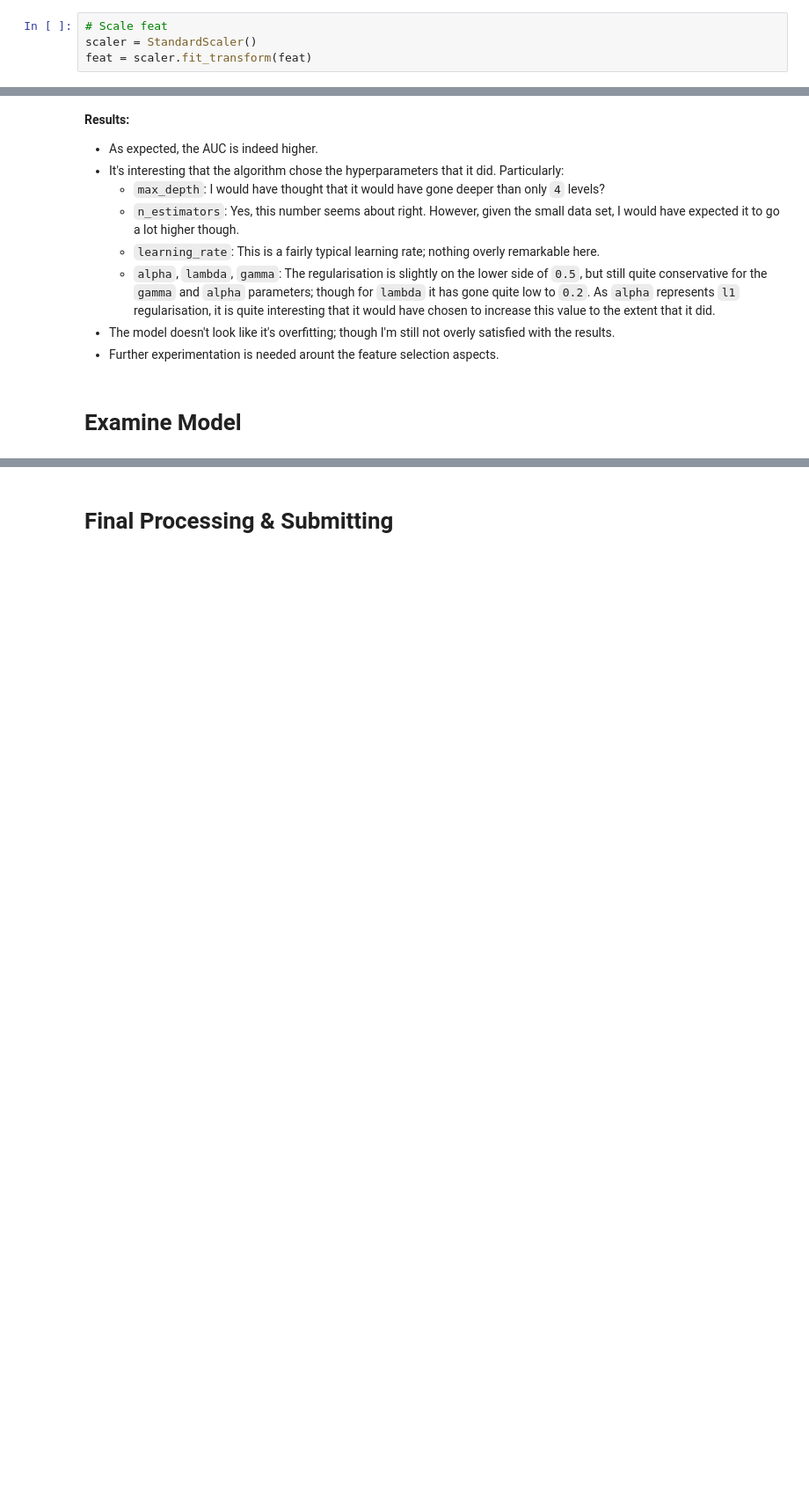
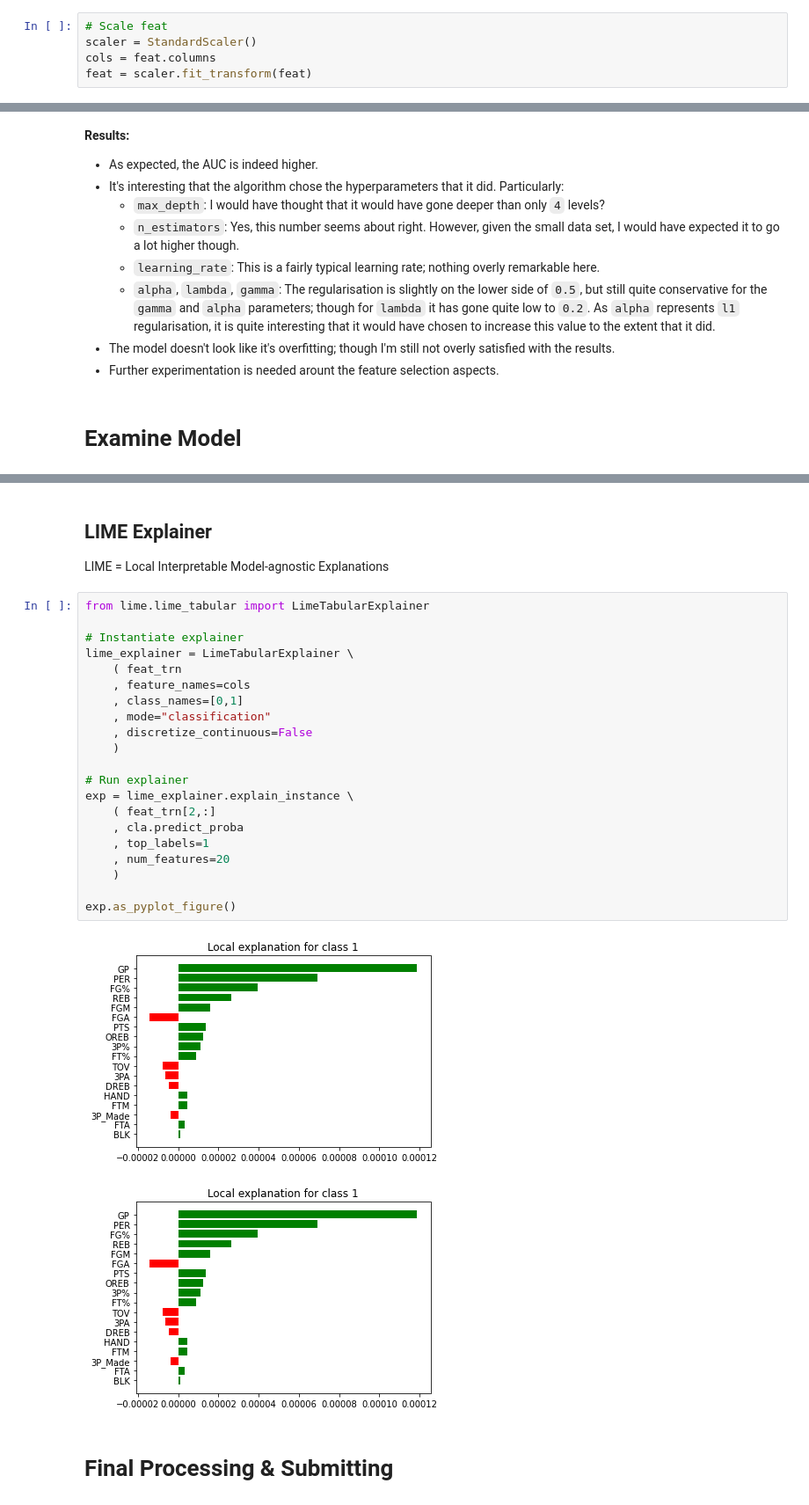
Before and after one commit to chrimaho/MDSI_ADSI_FEB21_AT1, a Jupyter notebook: notebooks/BasketballPrediction_CtrlAltElite.ipynb, the cells around one changed output, grey strips where cells are left out. Shown at 88% size. Cells and saved outputs as stored; diff of their text form; blank space fills up the shorter version.

Commit message:
Add EDA & model explanation parts

```diff
--- a/notebooks/BasketballPrediction_CtrlAltElite.ipynb
+++ b/notebooks/BasketballPrediction_CtrlAltElite.ipynb
@@ -233,4 +233,5 @@ feat.drop(["MIN","AST","STL"], axis=1, inplace=True)
 # %%
 # Scale feat
 scaler = StandardScaler()
+cols = feat.columns
 feat = scaler.fit_transform(feat)
@@ -625 +728,29 @@ plot_confusion_matrix_roc \
+# %% [markdown]
+## LIME Explainer
+
+LIME = Local Interpretable Model-agnostic Explanations
+# %%
+from lime.lime_tabular import LimeTabularExplainer
+
+# Instantiate explainer
+lime_explainer = LimeTabularExplainer \
+    ( feat_trn
+    , feature_names=cols
+    , class_names=[0,1]
+    , mode="classification"
+    , discretize_continuous=False
+    )
+
+# Run explainer
+exp = lime_explainer.explain_instance \
+    ( feat_trn[2,:]
+    , cla.predict_proba
+    , top_labels=1
+    , num_features=20
+    )
+
+exp.as_pyplot_figure()
+# %% [output]
+[figure, added]
+[figure, added]
 # %% [markdown]
```
Also changed, not shown: parts of 18 cells of this notebook.
